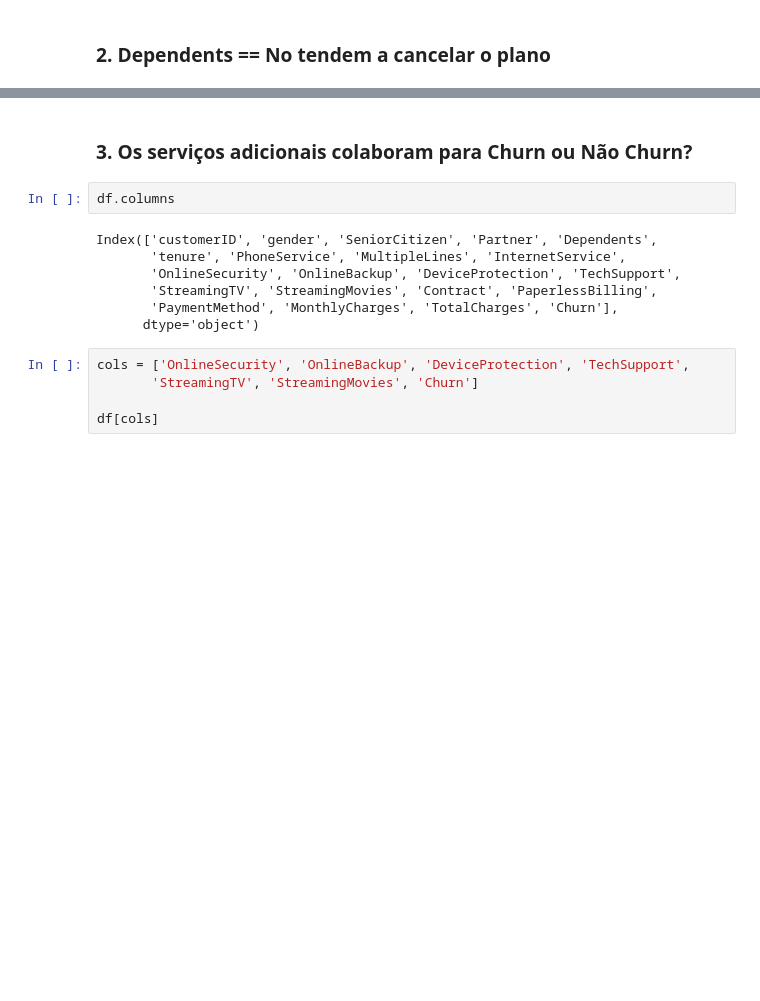
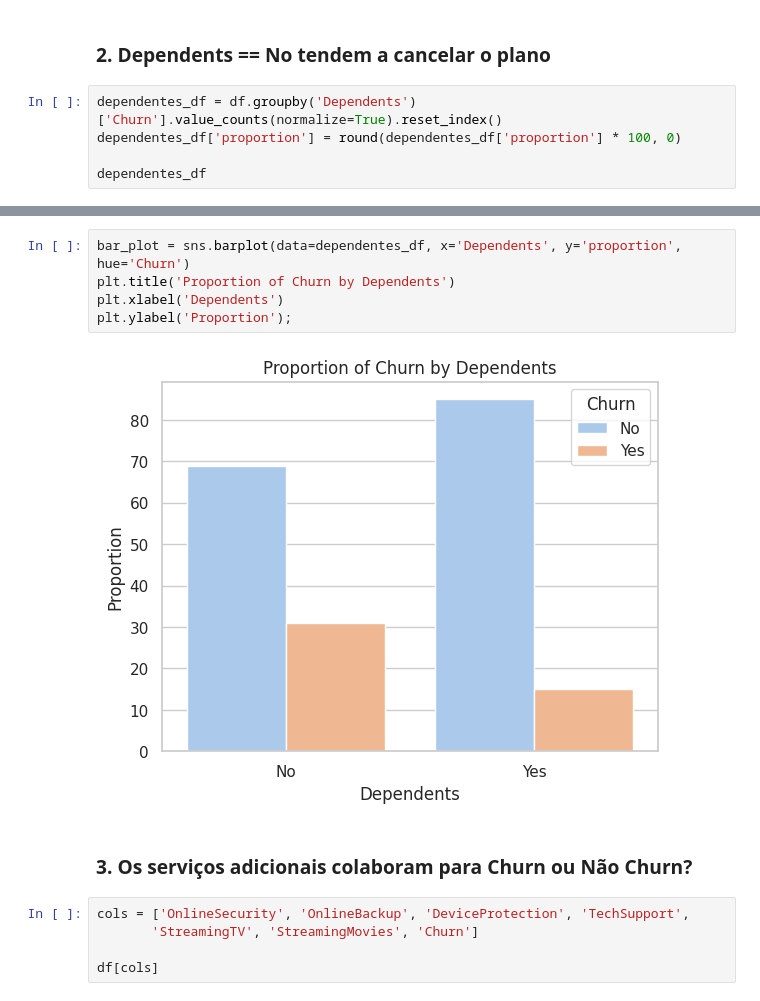
Before and after one commit to daianeklein/dnc, a Jupyter notebook: Telemarketing_churn.ipynb, the cells around one changed output, grey strips where cells are left out. Saved outputs shown, nothing was run; the diff lists cells and outputs as text; blank space fills up the shorter version.

```diff
--- a/Telemarketing_churn.ipynb
+++ b/Telemarketing_churn.ipynb
@@ -181,2 +209,7 @@ Name: count, dtype: int64
 # %% [markdown]
 ### 2. Dependents == No tendem a cancelar o plano
+# %%
+dependentes_df = df.groupby('Dependents')['Churn'].value_counts(normalize=True).reset_index()
+dependentes_df['proportion'] = round(dependentes_df['proportion'] * 100, 0)
+
+dependentes_df
@@ -183,14 +222,12 @@ Name: count, dtype: int64
+# %%
+bar_plot = sns.barplot(data=dependentes_df, x='Dependents', y='proportion', hue='Churn')
+plt.title('Proportion of Churn by Dependents')
+plt.xlabel('Dependents')
+plt.ylabel('Proportion');
+# %% [output]
+[figure, added]
 # %% [markdown]
 ### 3. Os serviços adicionais colaboram para Churn ou Não Churn?
-# %%
-df.columns
-# %% [output]
-Index(['customerID', 'gender', 'SeniorCitizen', 'Partner', 'Dependents',
-       'tenure', 'PhoneService', 'MultipleLines', 'InternetService',
-       'OnlineSecurity', 'OnlineBackup', 'DeviceProtection', 'TechSupport',
-       'StreamingTV', 'StreamingMovies', 'Contract', 'PaperlessBilling',
-       'PaymentMethod', 'MonthlyCharges', 'TotalCharges', 'Churn'],
-      dtype='object')
 # %%
 cols = ['OnlineSecurity', 'OnlineBackup', 'DeviceProtection', 'TechSupport',
        'StreamingTV', 'StreamingMovies', 'Churn']
```
Also changed, not shown: parts of 7 cells of this notebook.
